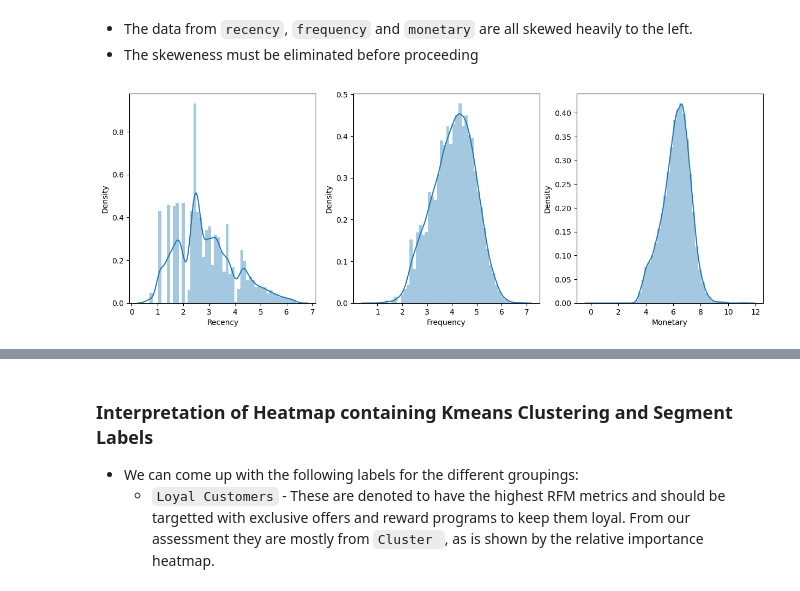
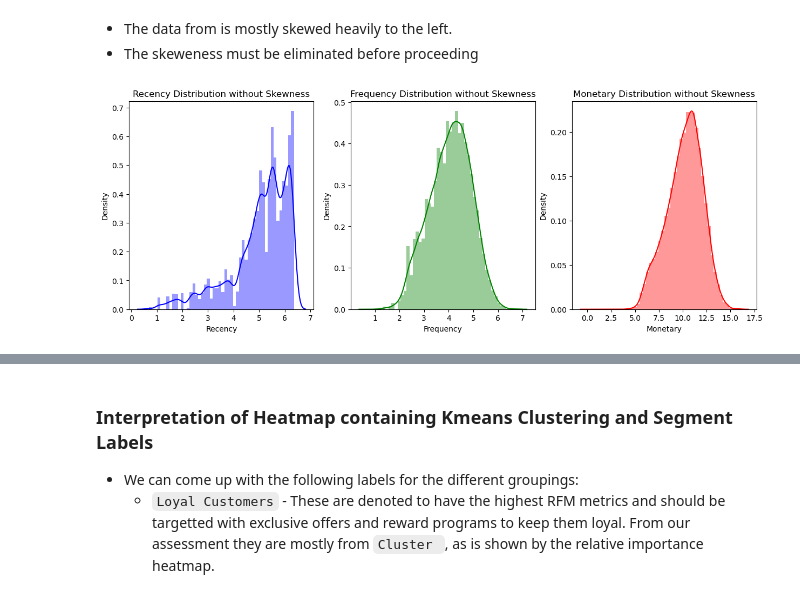
Before and after one commit to PeterBaraka/ml_fieldwork_lab, a Jupyter notebook: seg_clustering.ipynb, the cells around one changed output, grey strips where cells are left out. Drawn from its saved outputs; the diff is of its cells as text; code cells hidden in the pictures.

```diff
--- a/seg_clustering.ipynb
+++ b/seg_clustering.ipynb
@@ -43,8 +35,6 @@ Index(['CUSTOMER_ID', 'Recency', 'Frequency', 'Monetary', 'POINTS_SPENT',
 # %%
 # Drop the columns that are not needed for the clustering analysis
-df_copy = df_copy.drop(['CUSTOMER_ID', 'R', 'F', 'M', 'RFM_Segment',
-       'General_Segment', 'RFM_Score', 'POINTS_SPENT',
-       'loyalty_score', 'LONGEVITY'], axis=1)
+df_copy = df_copy.drop(['CUSTOMER_ID'], axis=1)
 
 # Check the columns that are left in the dataset
 df_copy.columns
@@ -72,26 +79,30 @@ plt.show()
 # %% [markdown]
-- The data from `recency`, `frequency` and `monetary` are all skewed heavily to the left.
+- The data from is mostly skewed heavily to the left.
 - The skeweness must be eliminated before proceeding
+# %%
+# Removal of skewness
+recency_log = np.log1p(df_copy['Recency']).round(2)
+frequency_log = np.log1p(df_copy['Frequency']).round(2)
+monetary_log = np.log1p(df_copy['Monetary']).round(2)
+loyalty_log = np.log1p(df_copy['L']).round(2)
+clv_log = np.log1p(df_copy['CLV']).round(2)
 # %%
-# Removal of skewness
-recency_log = np.log1p(df_copy['Recency'])
-frequency_log = np.log1p(df_copy['Frequency'])
-monetary_log = np.log1p(df_copy['Monetary'])
+# Plot the distribution of the data
+plt.figure(figsize=(15, 5))
 
-plt.figure(figsize=(15,5))
+# Plot subplots for Recency, Frequency and Monetary
+plt.subplot(1, 3, 1)
+sns.distplot(recency_log, color='blue')
+plt.title('Recency Distribution without Skewness')
 
-# Plotting the distribution of Recency
-plt.subplot(1,3,1)
-sns.distplot(recency_log)
+plt.subplot(1, 3, 2)
+sns.distplot(frequency_log, color='green')
+plt.title('Frequency Distribution without Skewness')
 
-# Plotting the distribution of Frequency
-plt.subplot(1,3,2)
-sns.distplot(frequency_log)
-
-# Plotting the distribution of Monetary
-plt.subplot(1,3,3)
-sns.distplot(monetary_log)
+plt.subplot(1, 3, 3)
+sns.distplot(monetary_log, color='red')
+plt.title('Monetary Distribution without Skewness')
 
 plt.show()
 # %% [output]
-[figure, old version]
+[figure, new version]
```
Also changed, not shown: parts of 33 cells of this notebook.
